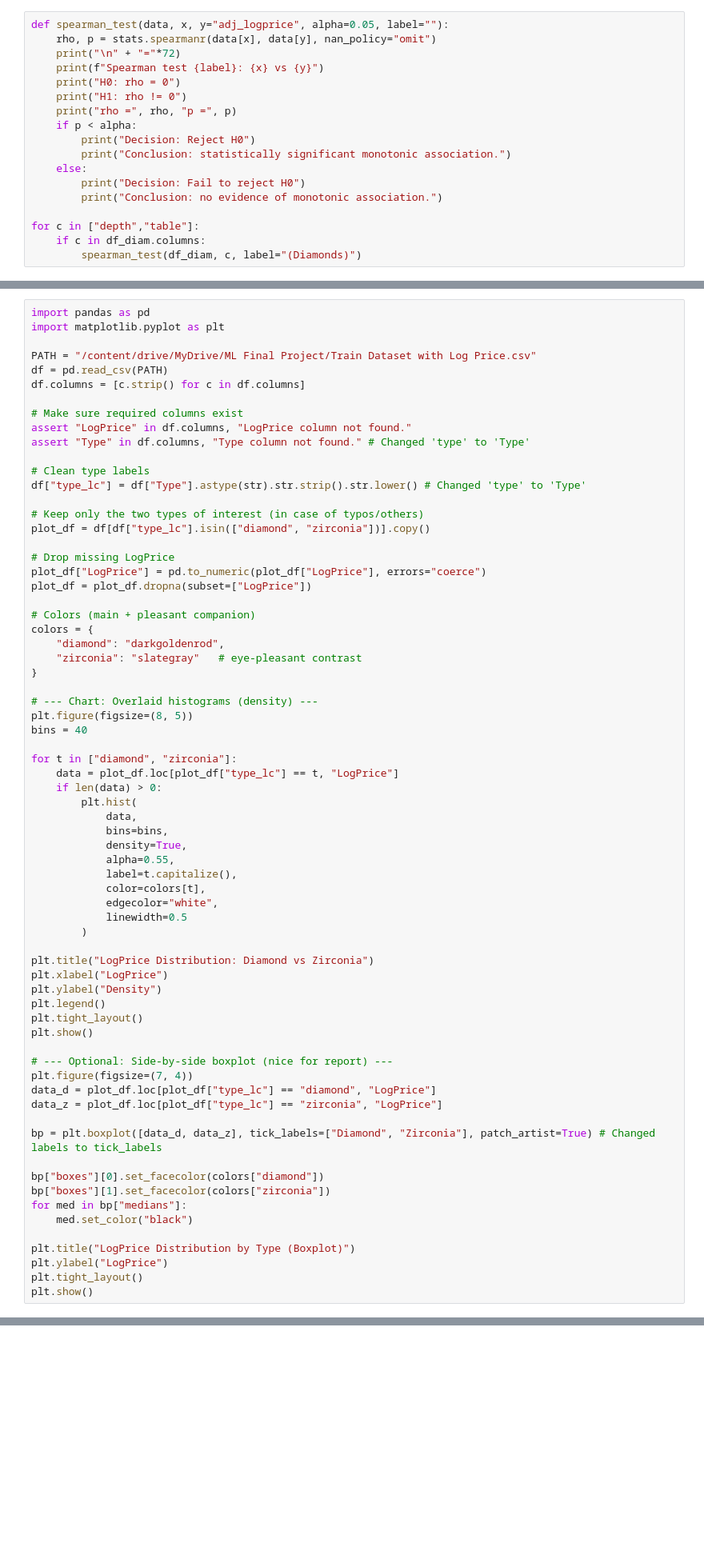
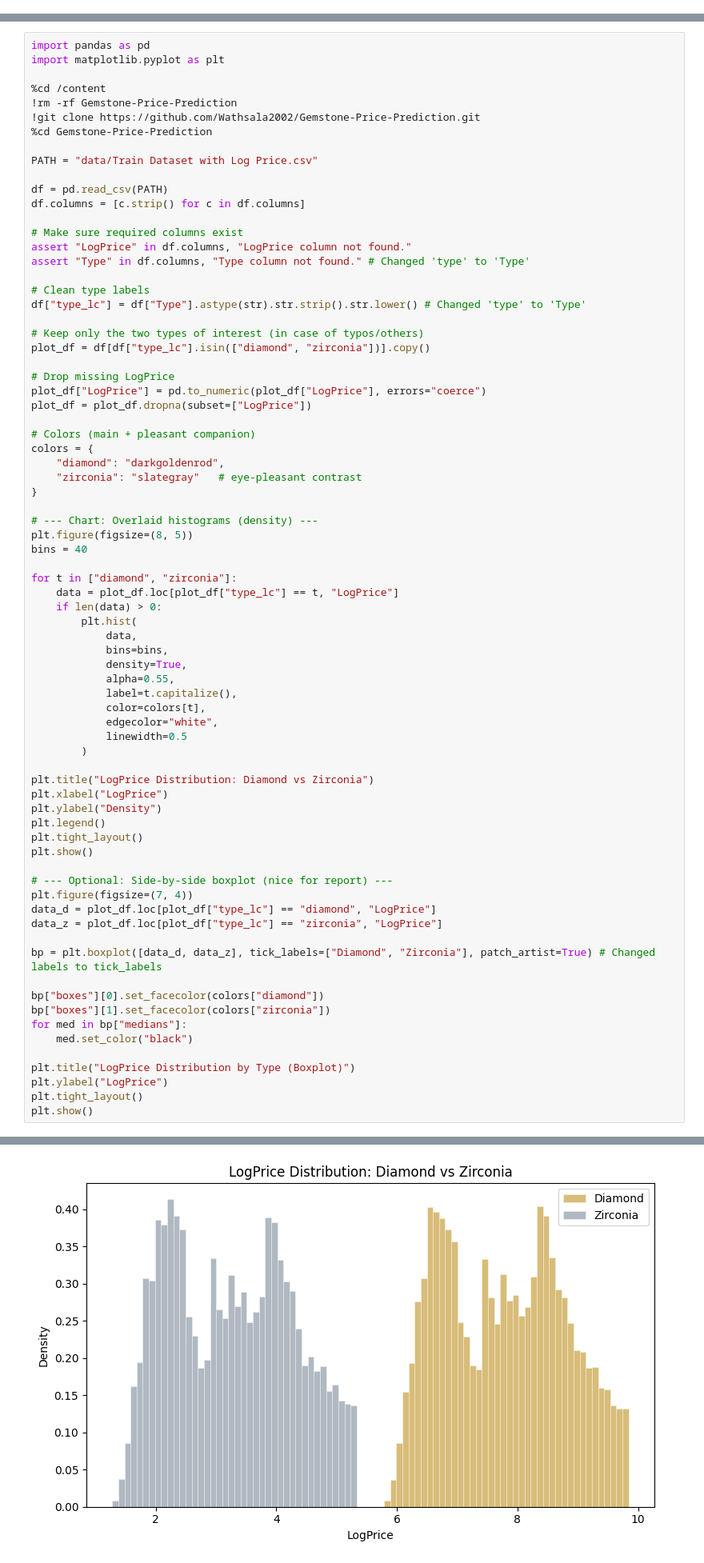
Before and after one commit to Wathsala2002/Gemstone-Price-Prediction, a Jupyter notebook: notebooks/03__EDA.ipynb, the cells around one changed output, grey strips where cells are left out. Shown at 80% size. Drawn from its saved outputs; the diff is of its cells as text; blank space fills up the shorter version.

```diff
--- a/notebooks/03__EDA.ipynb
+++ b/notebooks/03__EDA.ipynb
@@ -400,18 +355,0 @@ for col in ["cut","color","clarity"]:
-# %%
-def spearman_test(data, x, y="adj_logprice", alpha=0.05, label=""):
-    rho, p = stats.spearmanr(data[x], data[y], nan_policy="omit")
-    print("\n" + "="*72)
-    print(f"Spearman test {label}: {x} vs {y}")
-    print("H0: rho = 0")
-    print("H1: rho != 0")
-    print("rho =", rho, "p =", p)
-    if p < alpha:
-        print("Decision: Reject H0")
-        print("Conclusion: statistically significant monotonic association.")
-    else:
-        print("Decision: Fail to reject H0")
-        print("Conclusion: no evidence of monotonic association.")
-
-for c in ["depth","table"]:
-    if c in df_diam.columns:
-        spearman_test(df_diam, c, label="(Diamonds)")
@@ -442,7 +359,13 @@ for a,b in pairs:
 import pandas as pd
 import matplotlib.pyplot as plt
 
-PATH = "/content/drive/MyDrive/ML Final Project/Train Dataset with Log Price.csv"
+%cd /content
+!rm -rf Gemstone-Price-Prediction
+!git clone https://github.com/Wathsala2002/Gemstone-Price-Prediction.git
+%cd Gemstone-Price-Prediction
+
+PATH = "data/Train Dataset with Log Price.csv"
+
 df = pd.read_csv(PATH)
 df.columns = [c.strip() for c in df.columns]
 
@@ -507,3 +430,4 @@ plt.title("LogPrice Distribution by Type (Boxplot)")
 plt.ylabel("LogPrice")
 plt.tight_layout()
 plt.show()
+# %% [output]
@@ -509,0 +443 @@ plt.show()
+[figure, added]
```
Also changed, not shown: parts of 30 cells of this notebook.
